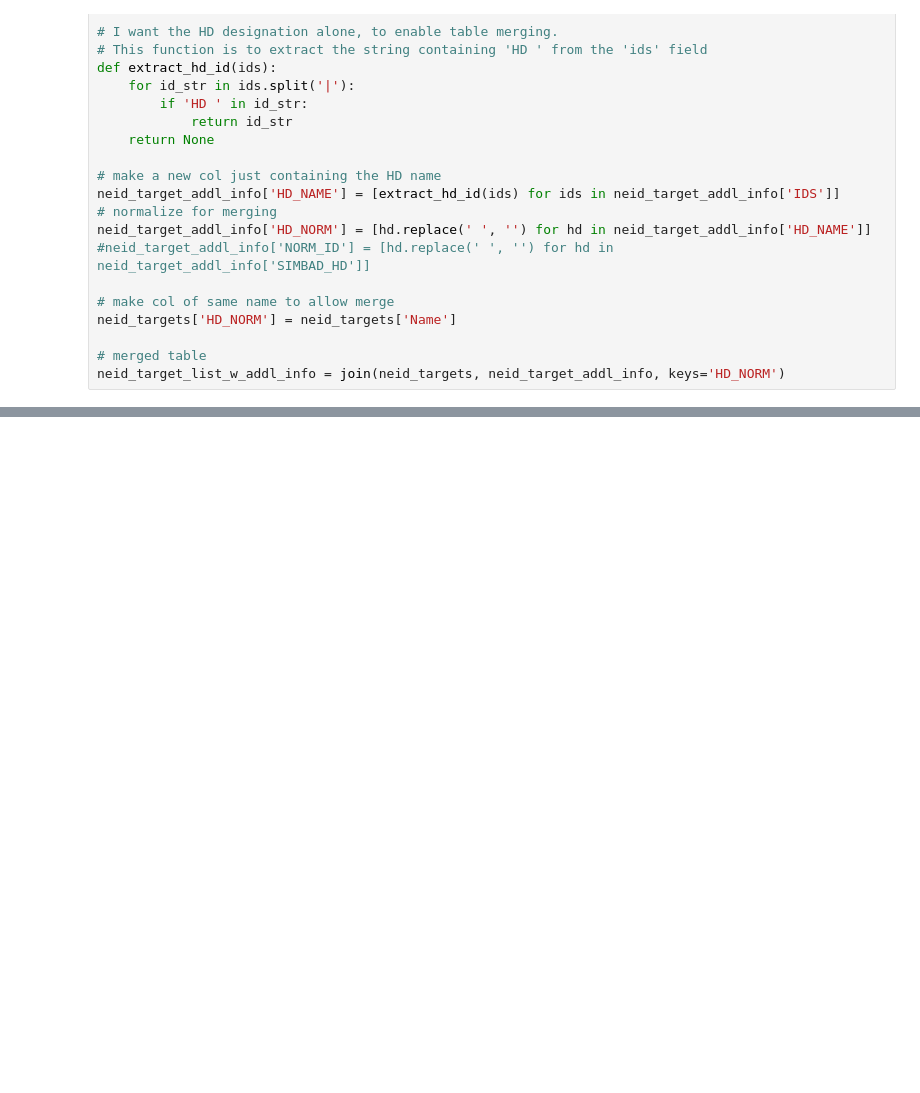
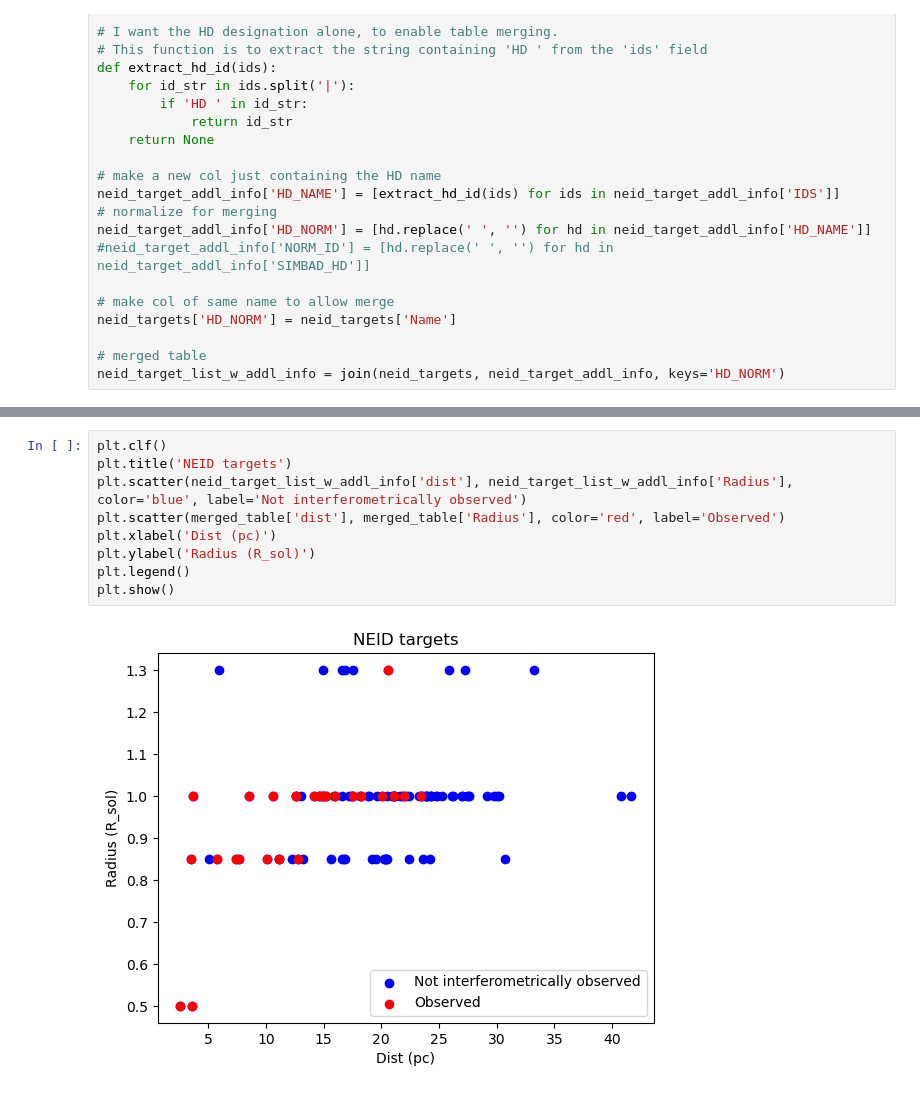
Before and after one commit to mwanakijiji/misc, a Jupyter notebook: notebooks_for_development/noirlab_exoplanet_hosts.ipynb, the cells around one changed output, grey strips where cells are left out. Drawn from its saved outputs; the diff is of its cells as text; blank space fills up the shorter version.

```diff
--- a/notebooks_for_development/noirlab_exoplanet_hosts.ipynb
+++ b/notebooks_for_development/noirlab_exoplanet_hosts.ipynb
@@ -299,0 +167,11 @@ Table length=1972
+# %%
+plt.clf()
+plt.title('NEID targets')
+plt.scatter(neid_target_list_w_addl_info['dist'], neid_target_list_w_addl_info['Radius'], color='blue', label='Not interferometrically observed')
+plt.scatter(merged_table['dist'], merged_table['Radius'], color='red', label='Observed')
+plt.xlabel('Dist (pc)')
+plt.ylabel('Radius (R_sol)')
+plt.legend()
+plt.show()
+# %% [output]
+[figure, added]
```
Also changed, not shown: parts of 35 cells of this notebook, 5 other files.
